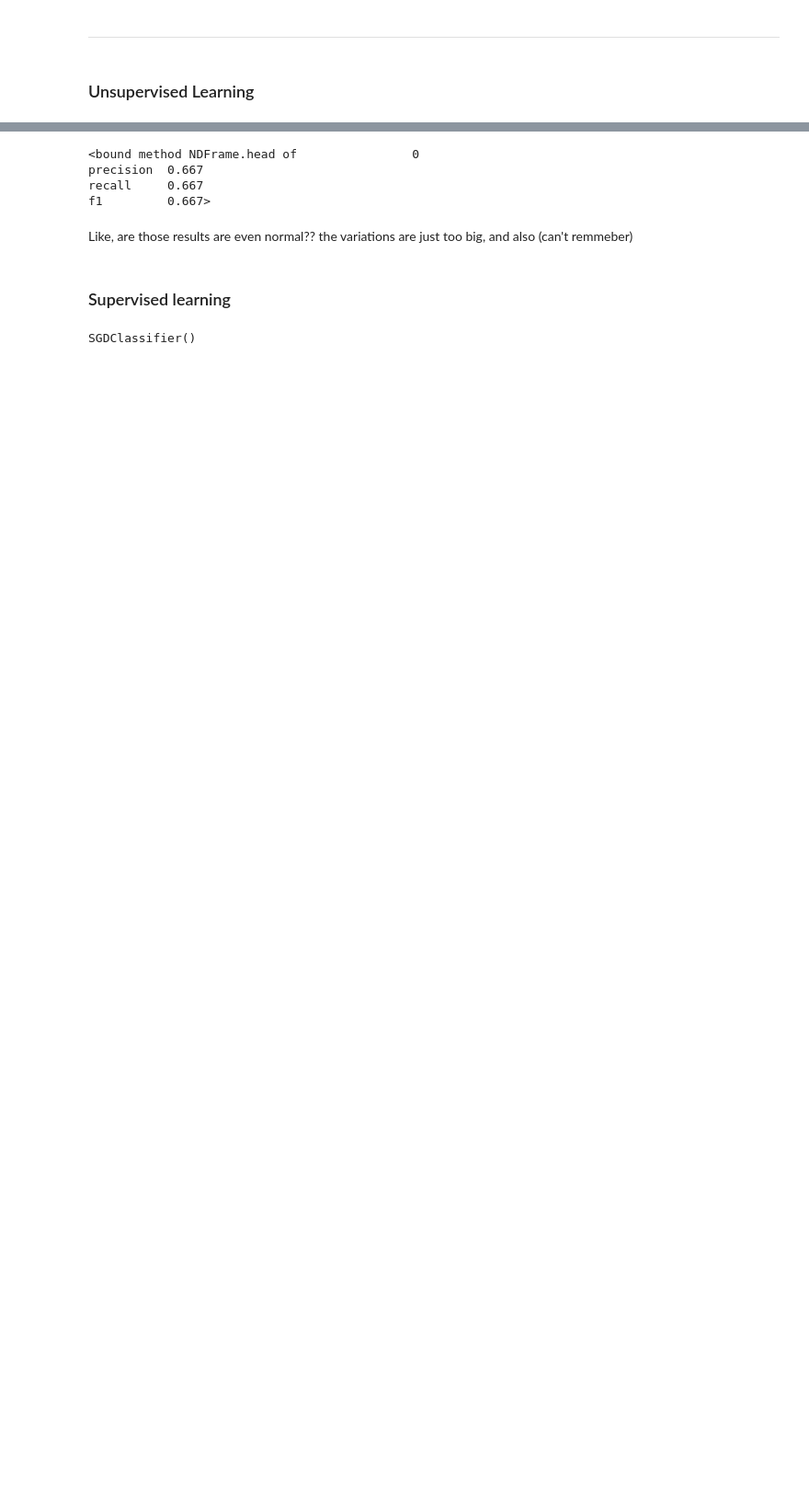
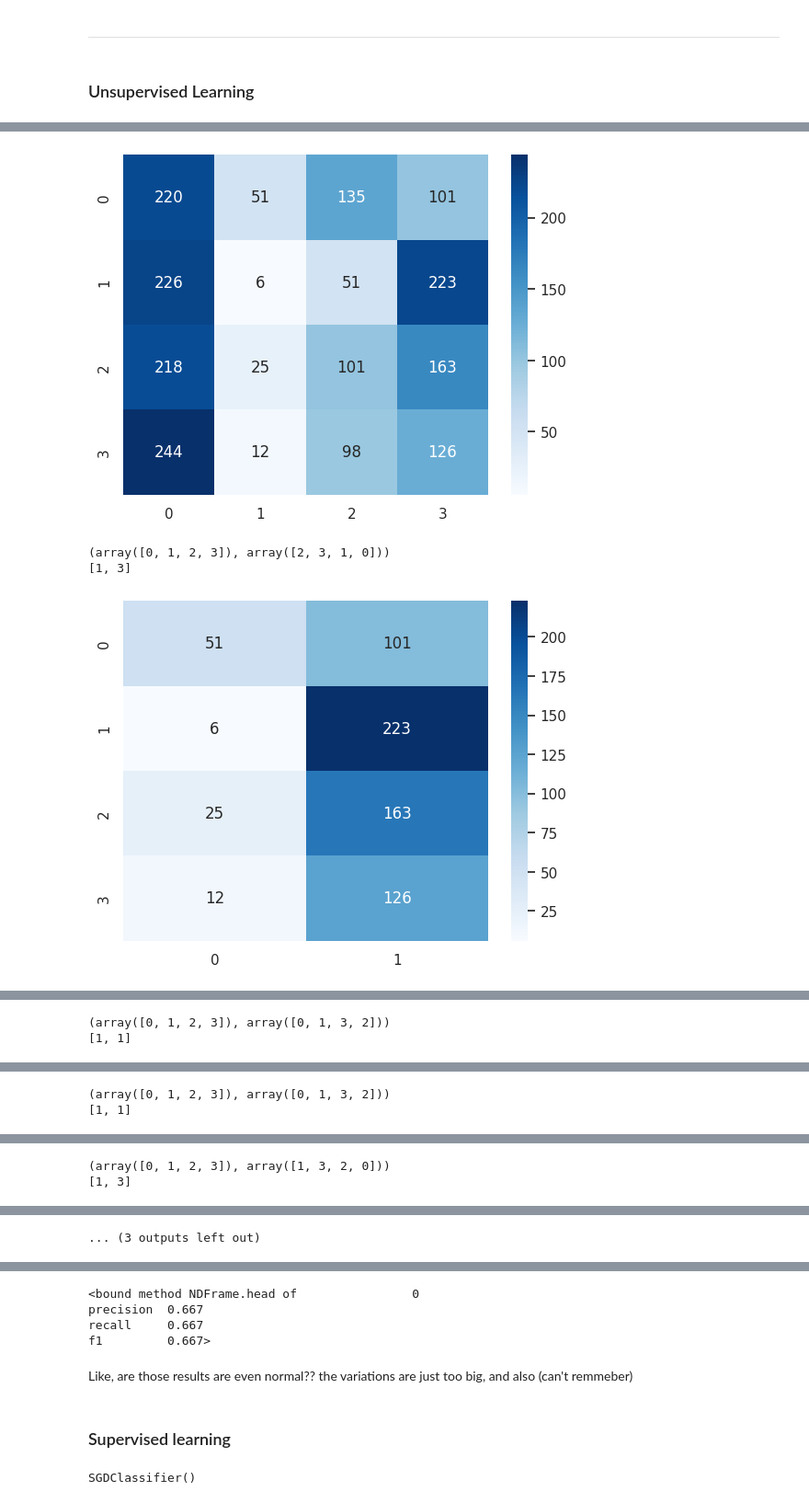
Before and after one commit to ezrafielding/galaxy-cluster, a Jupyter notebook: 4-classification.ipynb, the cells around one changed output, grey strips where cells are left out. Shown at 92% size. Cells and saved outputs as stored; diff of their text form; code cells hidden in the pictures; blank space fills up the shorter version.

```diff
--- a/4-classification.ipynb
+++ b/4-classification.ipynb
@@ -32,3 +44,39 @@ fix the mattching clustring.
 # %%
 from sklearn.metrics import confusion_matrix, precision_recall_fscore_support
 from scipy.optimize import linear_sum_assignment as linear_assignment
+# %%
+from scipy.optimize import linear_sum_assignment as linear_assignment
+import numpy as np
+
+def _make_cost_m(cm):
+    s = np.max(cm)
+    return (- cm + s)
+
+indexes = linear_assignment(_make_cost_m(cm))
+print()
+js = [e[1] for e in sorted(indexes, key=lambda x: x[0])]
+cm2 = cm[:, js]
+# %%
+# [6589,4598,2489,9434,7984,1238,6468,5165,3246,8646]
+import seaborn as sns; sns.set()
+
+for seed in [6589,4598,2489,9434,7984]:
+    kmeans = KMeans(init="k-means++", n_clusters=4, random_state=seed)
+    kmeans.fit(auto_df_train)
+    pred = kmeans.predict(auto_df_test)
+    cm = confusion_matrix(labels_test, pred)
+
+    ax = sns.heatmap(cm, annot=True, fmt="d", cmap="Blues")
+    plt.show()
+    indexes = linear_assignment(_make_cost_m(cm))
+    print(indexes)
+    js = [e[1] for e in sorted(np.asarray(indexes), key=lambda x: x[0])]
+    print(js)
+    cm2 = cm[:, js]
+    ax = sns.heatmap(cm2, annot=True, fmt="d", cmap="Blues")
+    plt.show()
+# %% [output]
+[figure, added]
+(array([0, 1, 2, 3]), array([2, 3, 1, 0]))
+[1, 3]
+[figure, added]
@@ -34,0 +84,2 @@ from scipy.optimize import linear_sum_assignment as linear_assignment
+(array([0, 1, 2, 3]), array([0, 1, 3, 2]))
+[1, 1]
@@ -34,0 +88,2 @@ from scipy.optimize import linear_sum_assignment as linear_assignment
+(array([0, 1, 2, 3]), array([0, 1, 3, 2]))
+[1, 1]
@@ -34,0 +92,2 @@ from scipy.optimize import linear_sum_assignment as linear_assignment
+(array([0, 1, 2, 3]), array([1, 3, 2, 0]))
+[1, 3]
@@ -35,3 +95,4 @@ from scipy.optimize import linear_sum_assignment as linear_assignment
+... (3 outputs left out)
 # %%
 def _make_cost_m(cm):
     s = np.max(cm)
```
Also changed, not shown: parts of 14 cells of this notebook, 4 other files.
